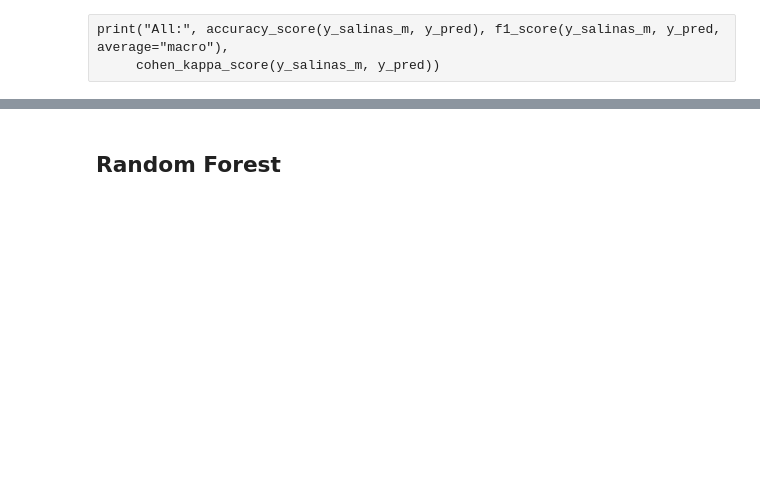
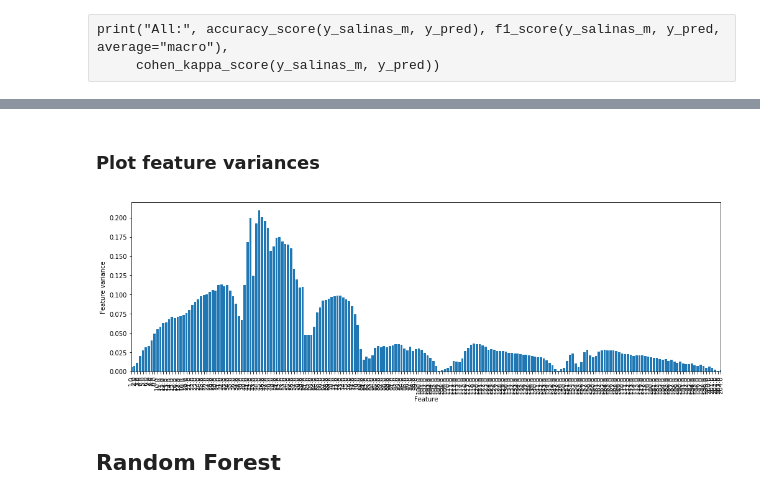
Before and after one commit to felixriese/susi, a Jupyter notebook: examples/SOMClassifier_Salinas.ipynb, the cells around one changed output, grey strips where cells are left out. Cells and saved outputs as stored; diff of their text form; code cells hidden in the pictures; blank space fills up the shorter version.

```diff
--- a/examples/SOMClassifier_Salinas.ipynb
+++ b/examples/SOMClassifier_Salinas.ipynb
@@ -206,3 +215,17 @@ plt.colorbar()
+# %% [markdown]
+### Plot feature variances
+# %%
+variances = som.variances_
+x_grid = np.linspace(1, X_salinas_m.shape[1], X_salinas_m.shape[1])
+plt.figure(figsize=(17,5))
+plt.bar(x_grid, variances)
+plt.xlabel("Feature")
+plt.ylabel("Feature variance")
+plt.xticks(x_grid, x_grid, rotation=90)
+plt.xlim(x_grid[0], x_grid[-1])
+plt.show()
+# %% [output]
+[figure, added]
 # %% [markdown]
 ## Random Forest
 # %%
```
Also changed, not shown: parts of 16 cells of this notebook, 5 other files.
